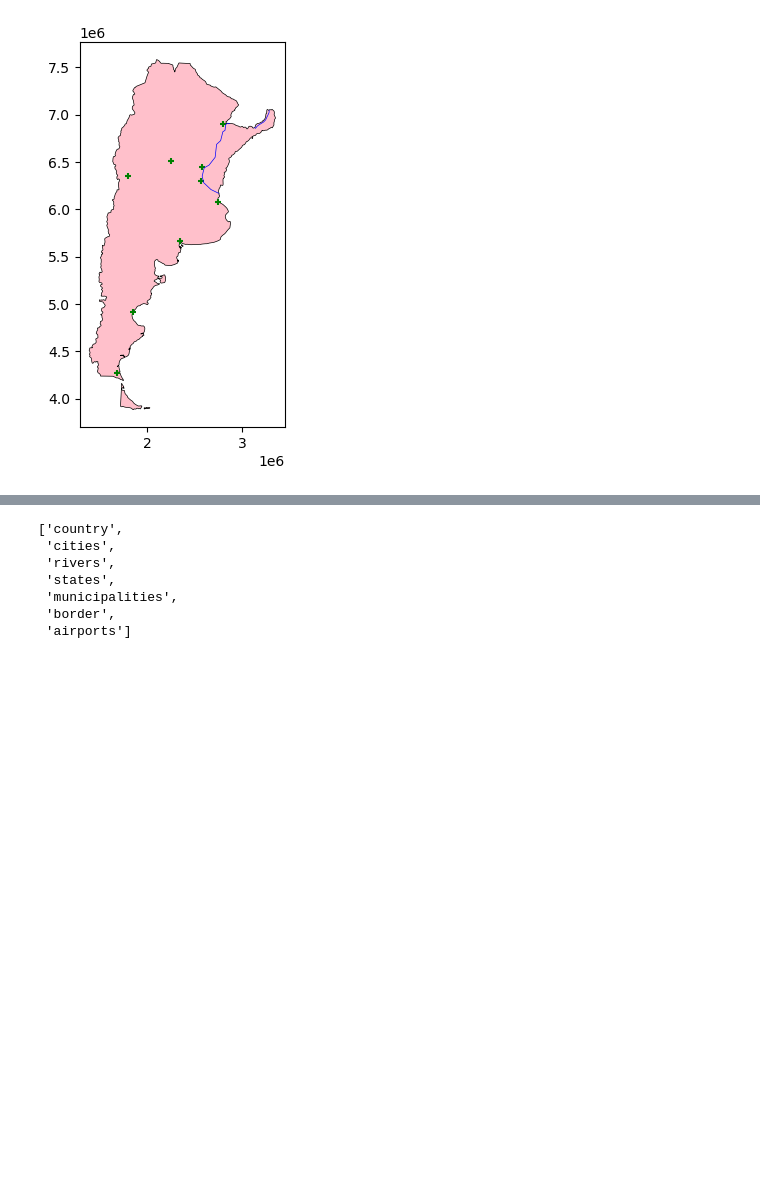
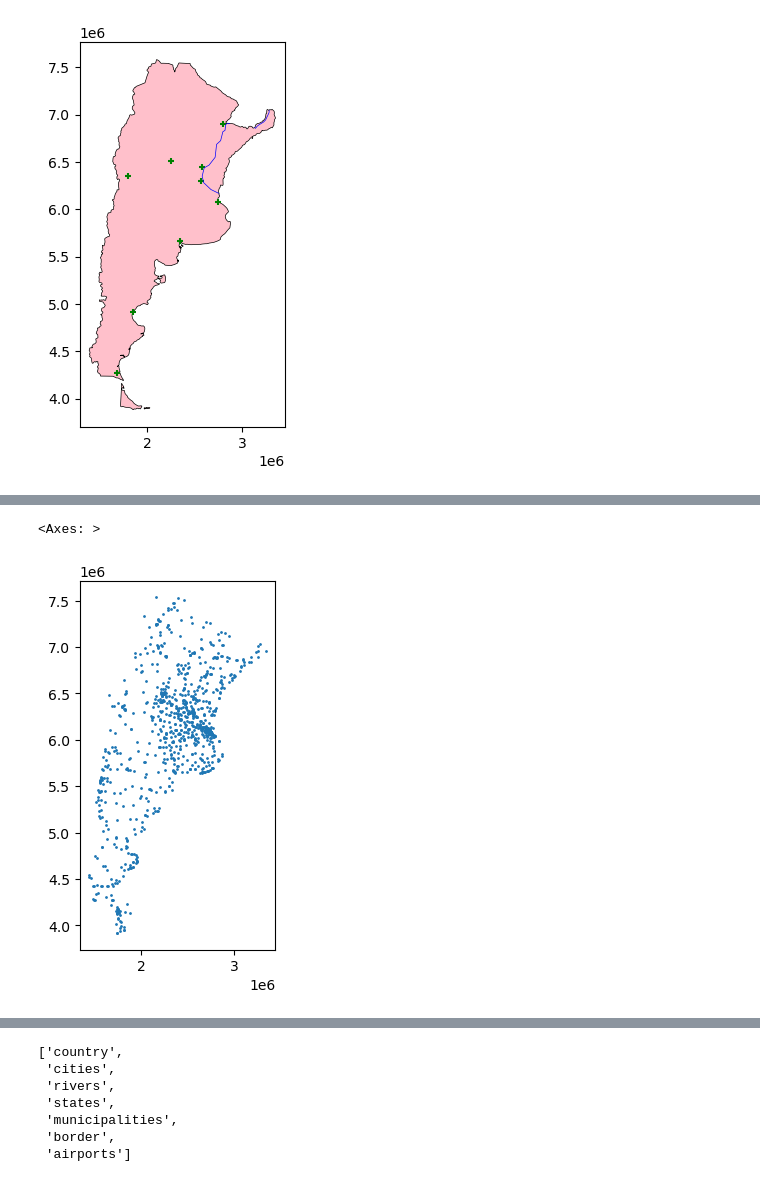
Before and after one commit to Romina300/simpleplot, a Jupyter notebook: index-Copy_simpleplot_Argentina.ipynb, the cells around one changed output, grey strips where cells are left out. Cells and saved outputs as stored; diff of their text form; code cells hidden in the pictures; blank space fills up the shorter version.

```diff
--- a/index-Copy_simpleplot_Argentina.ipynb
+++ b/index-Copy_simpleplot_Argentina.ipynb
@@ -273,0 +302,8 @@ airports.plot(ax=base,markersize=1)
+# %%
+# let's plot
+
+#base = argentina.plot(color='pink', edgecolor='black')
+airports.plot(markersize=1)
+# %% [output]
+<Axes: >
+[figure, added]
```
Also changed, not shown: parts of 26 cells of this notebook, 1 other file.
